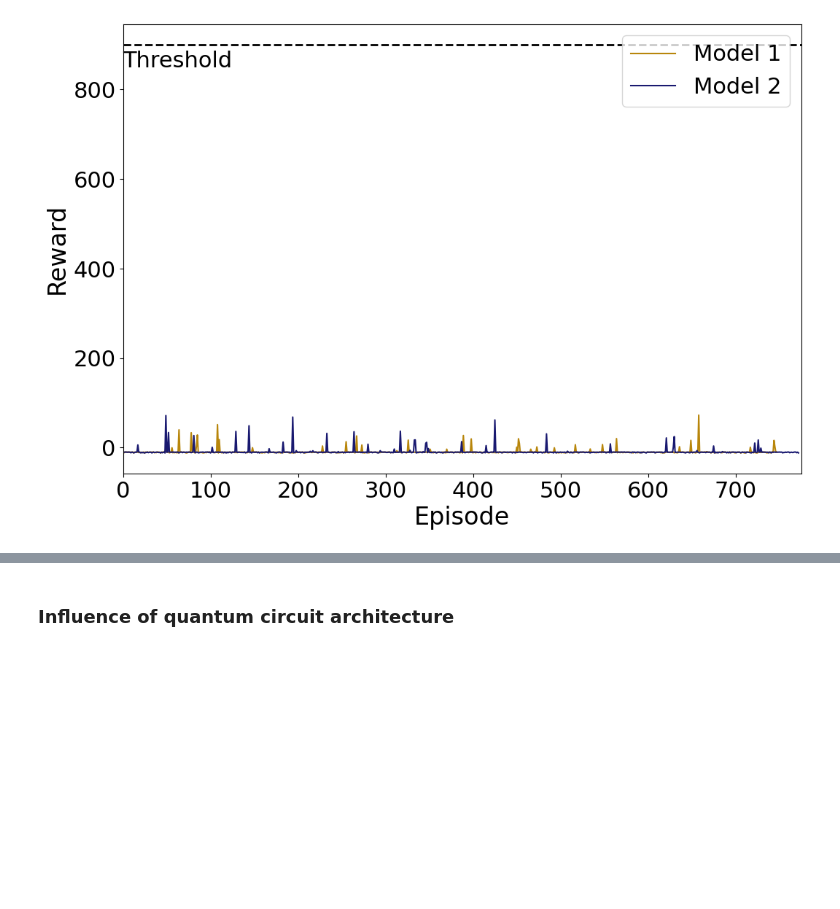
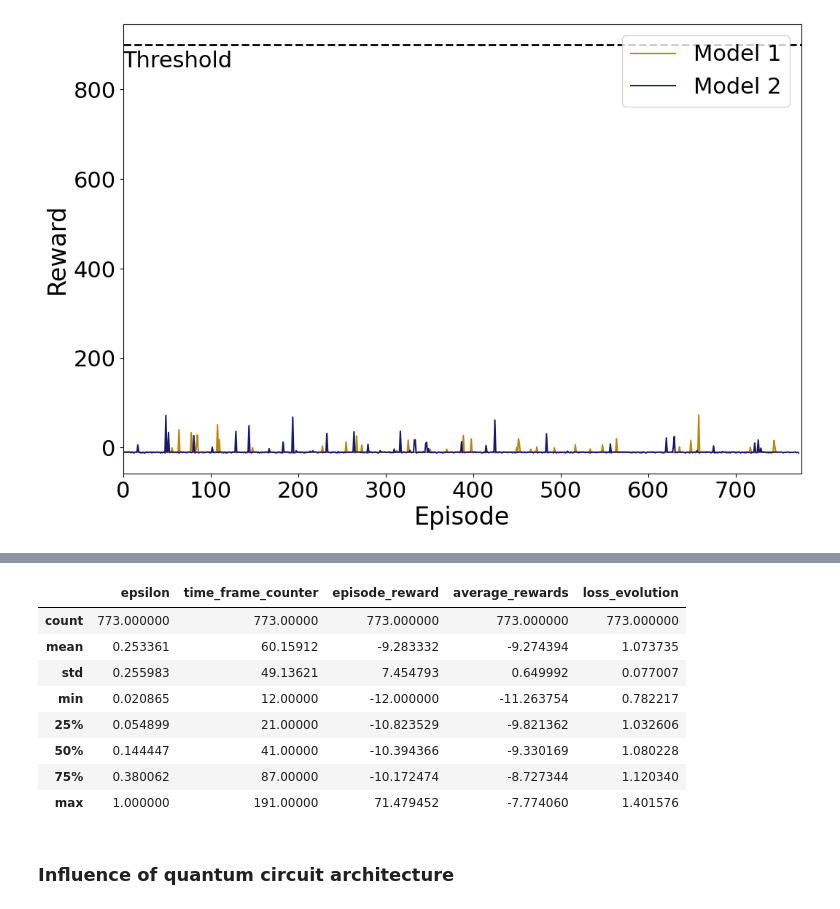
Before and after one commit to albert-queralto/car_racing_rl, a Jupyter notebook: notebooks/vqc_analysis.ipynb, the cells around one changed output, grey strips where cells are left out. Saved outputs shown, nothing was run; the diff lists cells and outputs as text; code cells hidden in the pictures; blank space fills up the shorter version.

```diff
--- a/notebooks/vqc_analysis.ipynb
+++ b/notebooks/vqc_analysis.ipynb
@@ -70,3 +106,15 @@ plt.show()
+# %%
+df2.describe()
+# %% [output]
+|  | epsilon | time_frame_counter | episode_reward | average_rewards | loss_evolution |
+| count | 773.000000 | 773.00000 | 773.000000 | 773.000000 | 773.000000 |
+| mean | 0.253361 | 60.15912 | -9.283332 | -9.274394 | 1.073735 |
+| std | 0.255983 | 49.13621 | 7.454793 | 0.649992 | 0.077007 |
+| min | 0.020865 | 12.00000 | -12.000000 | -11.263754 | 0.782217 |
+| 25% | 0.054899 | 21.00000 | -10.823529 | -9.821362 | 1.032606 |
+| 50% | 0.144447 | 41.00000 | -10.394366 | -9.330169 | 1.080228 |
+| 75% | 0.380062 | 87.00000 | -10.172474 | -8.727344 | 1.120340 |
+| max | 1.000000 | 191.00000 | 71.479452 | -7.774060 | 1.401576 |
 # %% [markdown]
 ### Influence of quantum circuit architecture
 # %% [markdown]
```
Also changed, not shown: parts of 5 cells of this notebook.
